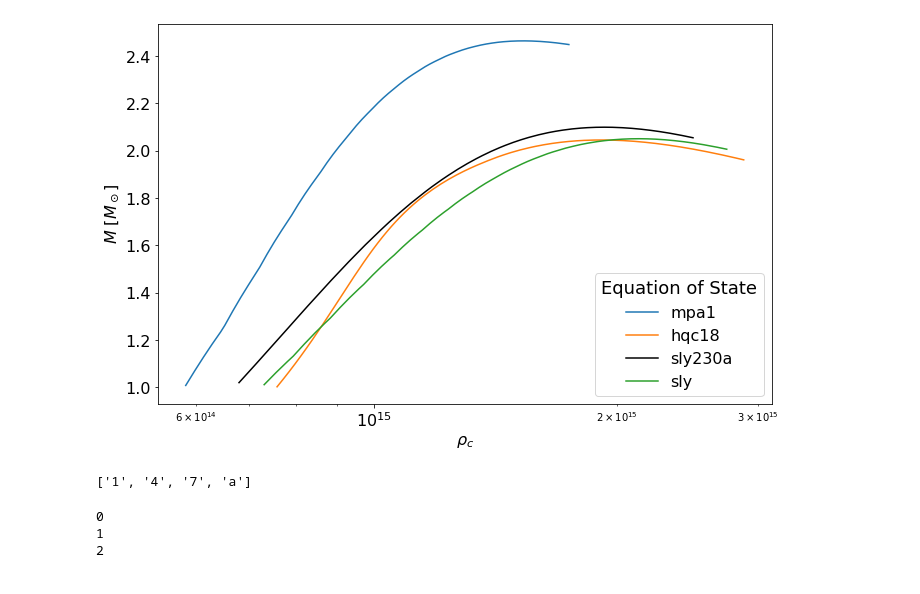
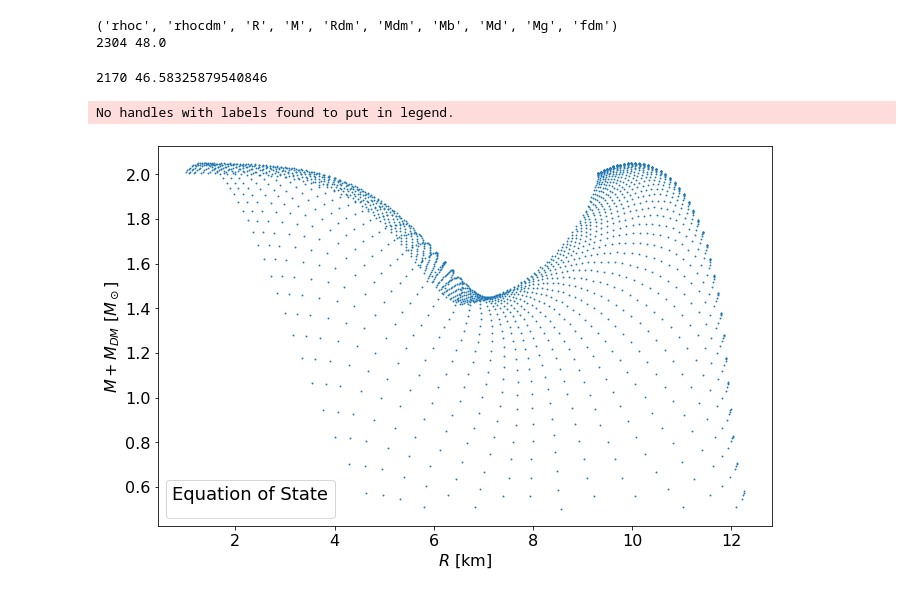
Before and after one commit to kunalkishanmehta/ns-struc-dm, a Jupyter notebook: Two_fluid_code.ipynb, the cells around one changed output. Cells and saved outputs as stored; diff of their text form; code cells hidden in the pictures.

```diff
--- a/Two_fluid_code.ipynb
+++ b/Two_fluid_code.ipynb
@@ -556,32 +305,29 @@ plt.show()
-# %%
-plt.figure(figsize= (11,7))
-plt.plot(mrl_data_mpa1['rhoc'],mrl_data_mpa1['M'], label = 'mpa1') # plot the mass-radius relation
-plt.plot(mrl_data_hqc18['rhoc'],mrl_data_hqc18['M'],label ='hqc18') # plot the mass-radius relation
-plt.plot(mrl_data_sly230a['rhoc'],mrl_data_sly230a['M'], label  ='sly230a', c = 'k') # plot the mass-radius relation
-plt.plot(mrl_data_sly['rhoc'],mrl_data_sly['M'], label = 'sly') # plot the mass-radius relation
-
-plt.xlabel(r'$\rho_c$', size = 16) # add plot labels, etc.
-plt.ylabel(r'$M$ [$M_\odot$]', size = 16)
-# plt.xlim(8.,16.)
-# plt.ylim(1.,3.)
-plt.legend(fontsize = 16, title='Equation of State',title_fontsize=18 )
-plt.xticks(fontsize=16)
-plt.yticks(fontsize=16)
-plt.xscale('log')
-plt.savefig('Mass-rhoc.png')
-
-plt.show()
-# %% [output]
-[figure, removed]
-# %%
-list = ['1', '2', '3', '4', '5', '6', '7', '8', '9', 'a', 'b']
-list[0::3]
-# %% [output]
-['1', '4', '7', 'a']
-# %%
-for r in range(3):
-  print(r)
-# %% [output]
-0
-1
-2
+# %%
+dat = np.genfromtxt('/content/macro-sly.csv',delimiter=',',names=True,dtype=None)
+print(dat.dtype.names)
+print(len(dat),np.sqrt(len(dat)))
+# %% [output]
+('rhoc', 'rhocdm', 'R', 'M', 'Rdm', 'Mdm', 'Mb', 'Md', 'Mg', 'fdm')
+2304 48.0
+# %%
+# throw out data points that don't correspond to physical NSs (mass too low, or zero radius)
+
+dat = dat[dat['R'] > 1.]
+dat = dat[dat['Mg'] >= 0.5]
+print(len(dat),np.sqrt(len(dat)))
+# %% [output]
+2170 46.58325879540846
+# %%
+# plot the surviving M-R data
+plt.figure(figsize= (11,7))
+# filter_fdm(dat,'sly',48)
+plt.scatter(dat['R'],dat['Mg'],marker='.',s=3)
+plt.xlabel(r'$R$ [km]', size = 16) # add plot labels, etc.
+plt.ylabel(r'$M+M_{DM}$ [$M_\odot$]', size = 16)
+plt.legend(fontsize = 16, title='Equation of State',title_fontsize=18 )
+plt.xticks(fontsize=16)
+plt.yticks(fontsize=16)
+plt.show()
+# %% [output]
+No handles with labels found to put in legend.
+[figure, added]
```
Also changed, not shown: parts of 172 cells of this notebook.
